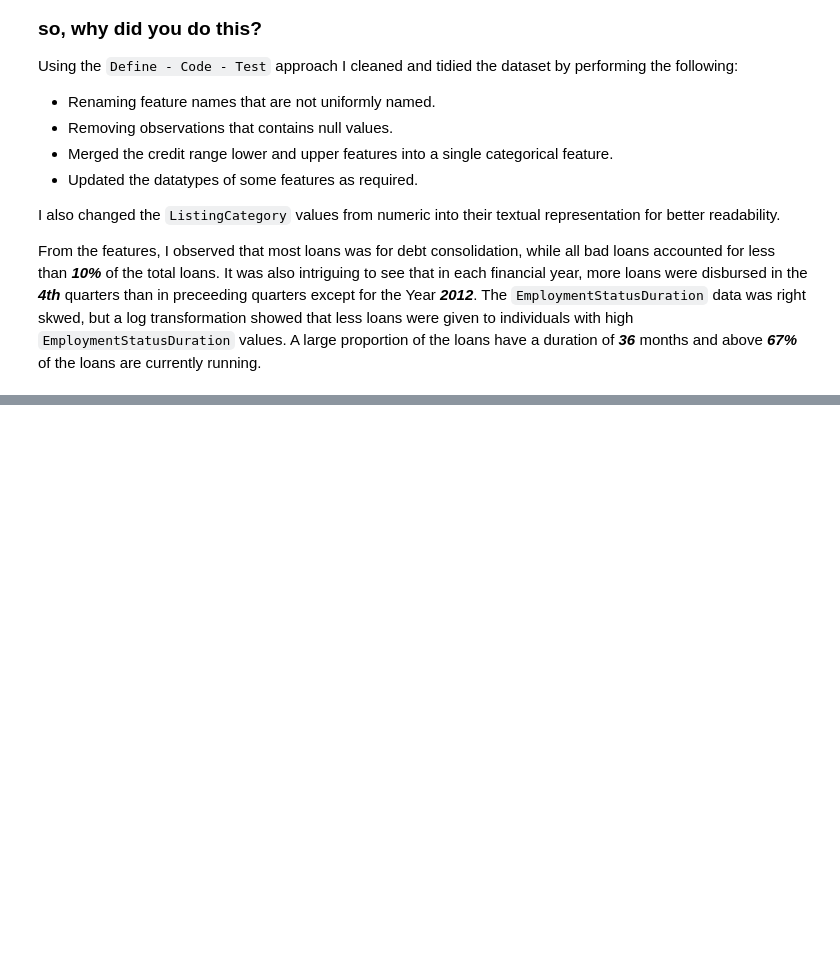
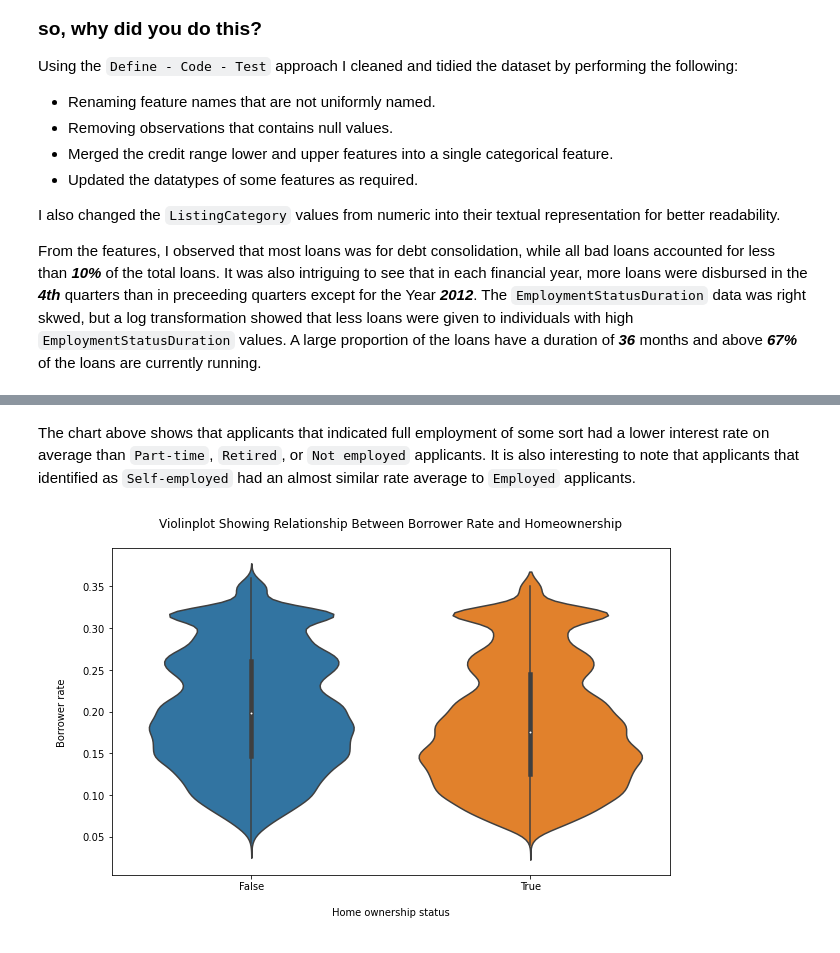
Before and after one commit to ArthurEzenwanne/visualize-communicate-project, a Jupyter notebook: Part_I_exploration.ipynb, the cells around one changed output, grey strips where cells are left out. Cells and saved outputs as stored; diff of their text form; code cells hidden in the pictures; blank space fills up the shorter version.

```diff
--- a/Part_I_exploration.ipynb
+++ b/Part_I_exploration.ipynb
@@ -754,0 +809,12 @@ From the features, I observed that most loans was for debt consolidation, while
+# %% [markdown]
+The chart above shows that applicants that indicated full employment of some sort had a lower interest rate on average than `Part-time`, `Retired`, or `Not employed` applicants. It is also interesting to note that applicants that identified as `Self-employed` had an almost similar rate average to `Employed` applicants.
+# %%
+sb.violinplot(data=df_clean, y='BorrowerRate', x='IsBorrowerHomeowner');
+
+#
+plt.xlabel("\nHome ownership status\n")
+plt.ylabel('\nBorrower rate\n')
+plt.title('Violinplot Showing Relationship Between Borrower Rate and Homeownership\n')
+plt.show();
+# %% [output]
+[figure, added]
```
Also changed, not shown: parts of 17 cells of this notebook.
